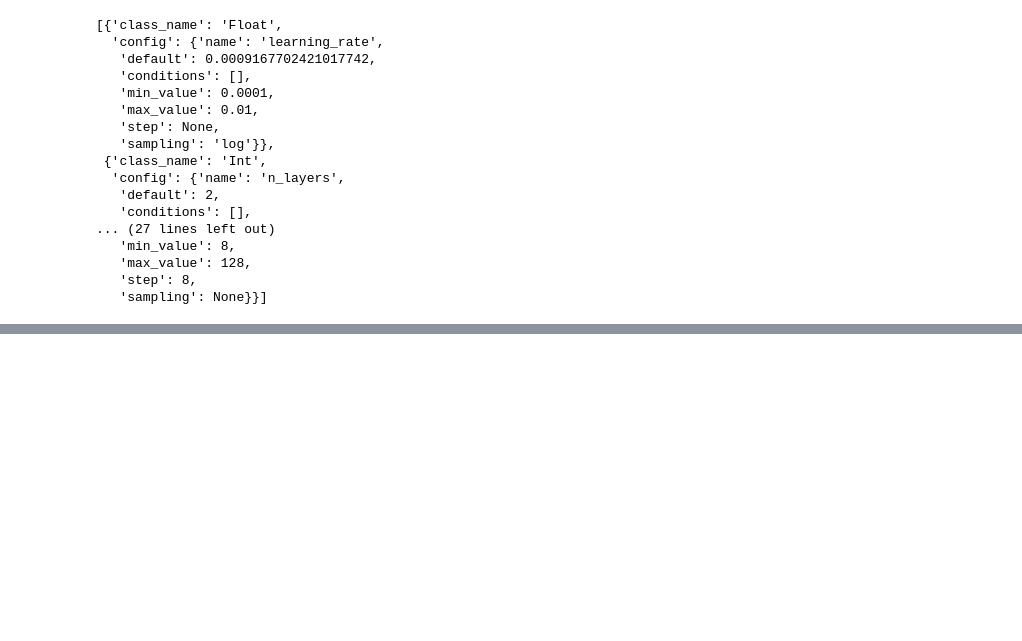
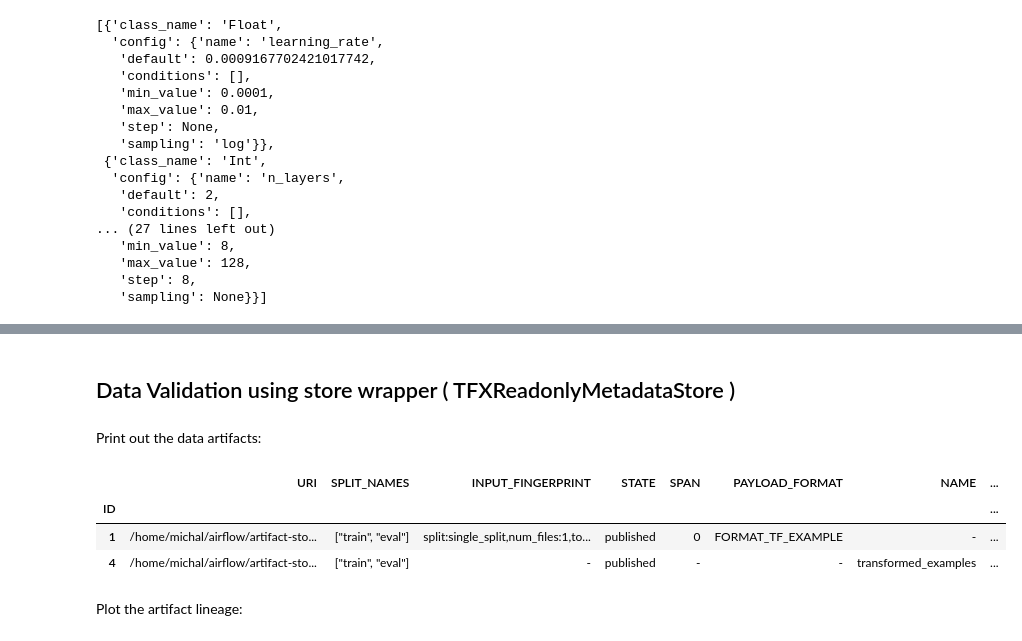
Before and after one commit to MichalGasiorowski/tfx-titanic-training, a Jupyter notebook: browse-tfx-metadata.ipynb, the cells around one changed output, grey strips where cells are left out. Cells and saved outputs as stored; diff of their text form; code cells hidden in the pictures; blank space fills up the shorter version.

```diff
--- a/browse-tfx-metadata.ipynb
+++ b/browse-tfx-metadata.ipynb
@@ -244,0 +269,14 @@ SlicingMetricsViewer(config={'weightedExamplesColumn': 'example_count'}, data=[{
+# %% [markdown]
+## Data Validation using store wrapper ( TFXReadonlyMetadataStore )
+# %% [markdown]
+Print out the data artifacts:
+# %%
+# Visualize properties of example artifacts
+store_wrapper.get_artifacts_of_type_df(tfx_utils.TFXArtifactTypes.EXAMPLES)
+# %% [output]
+|  | URI | SPLIT_NAMES | INPUT_FINGERPRINT | STATE | SPAN | PAYLOAD_FORMAT | NAME | ... |
+| ID |  |  |  |  |  |  |  | ... |
+| 1 | /home/michal/airflow/artifact-sto... | ["train", "eval"] | split:single_split,num_files:1,to... | published | 0 | FORMAT_TF_EXAMPLE | - | ... |
+| 4 | /home/michal/airflow/artifact-sto... | ["train", "eval"] | - | published | - | - | transformed_examples | ... |
+# %% [markdown]
+Plot the artifact lineage:
```
Also changed, not shown: parts of 28 cells of this notebook, 2 other files.
